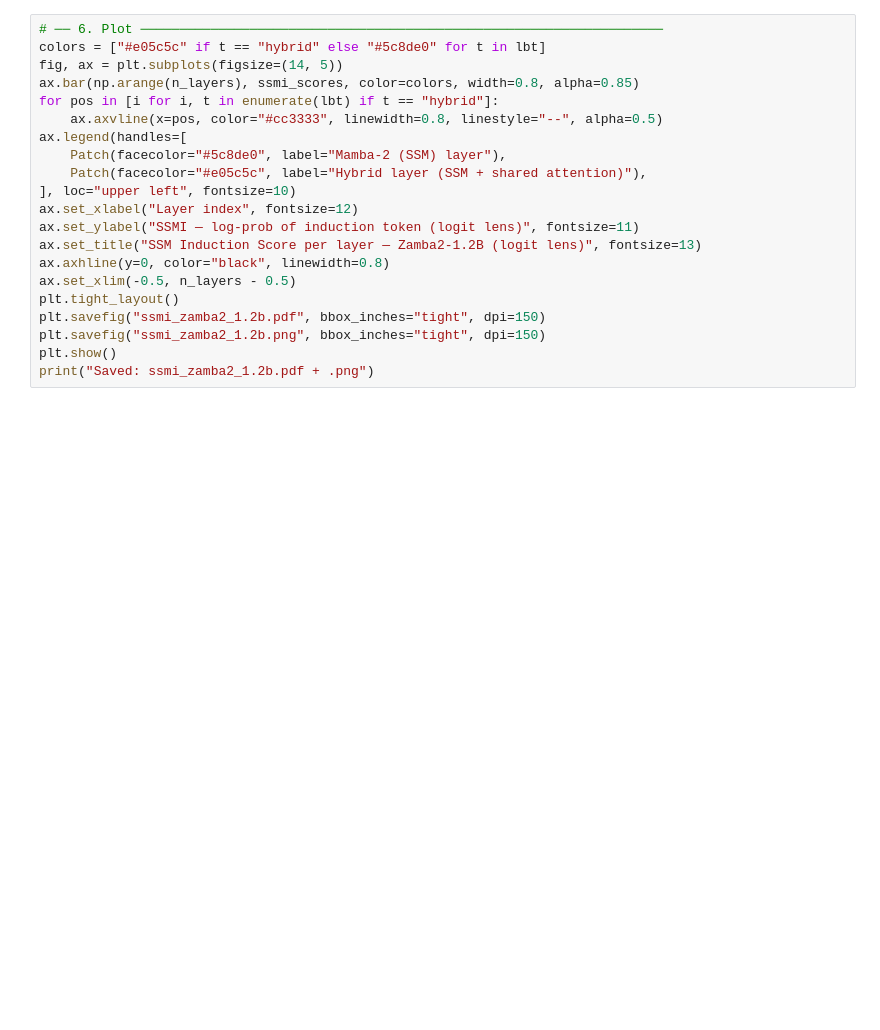
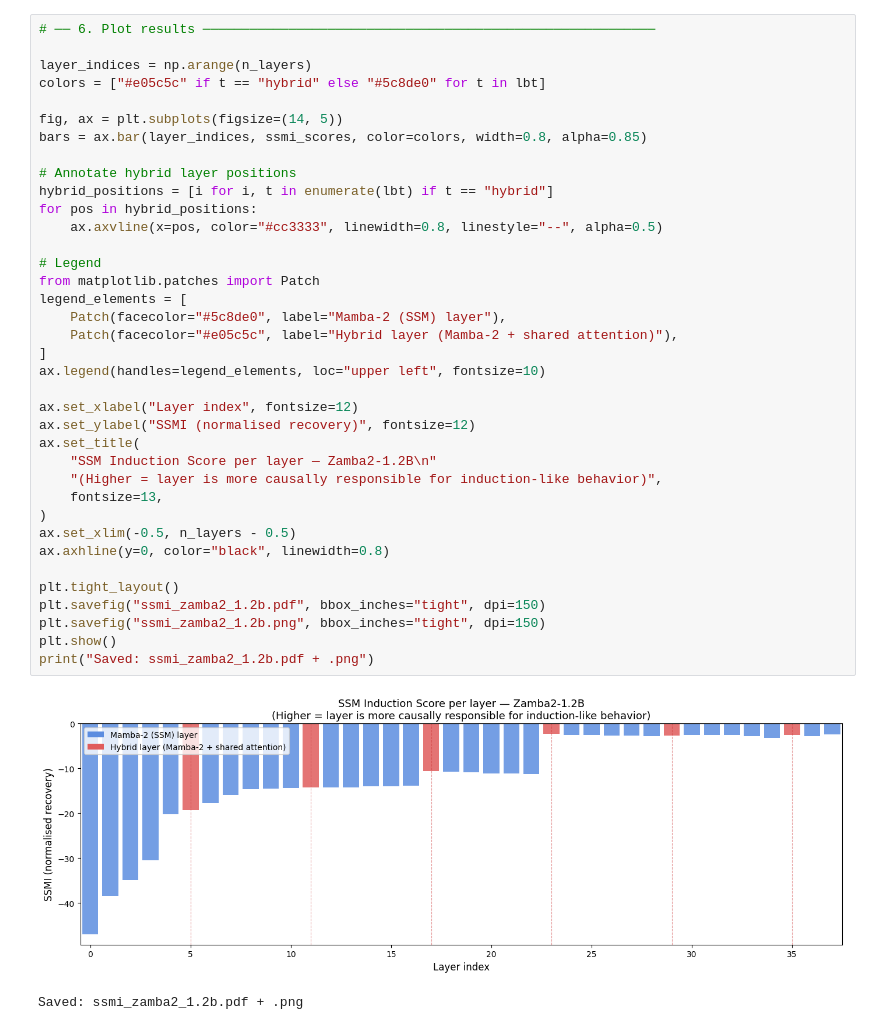
Before and after one commit to mukund1985/mech-interp-hybrid-ssm, a Jupyter notebook: experiments/exp1_ssm_induction_score.ipynb, the cells around one changed output. Cells and saved outputs as stored; diff of their text form; blank space fills up the shorter version.

```diff
--- a/experiments/exp1_ssm_induction_score.ipynb
+++ b/experiments/exp1_ssm_induction_score.ipynb
@@ -108,22 +201,41 @@ print(f"\nDone. Max SSMI: {ssmi_scores.max():.3f} at layer {ssmi_scores.argmax()
 # %%
-# ── 6. Plot ───────────────────────────────────────────────────────────────────
+# ── 6. Plot results ──────────────────────────────────────────────────────────
+
+layer_indices = np.arange(n_layers)
 colors = ["#e05c5c" if t == "hybrid" else "#5c8de0" for t in lbt]
+
 fig, ax = plt.subplots(figsize=(14, 5))
-ax.bar(np.arange(n_layers), ssmi_scores, color=colors, width=0.8, alpha=0.85)
-for pos in [i for i, t in enumerate(lbt) if t == "hybrid"]:
+bars = ax.bar(layer_indices, ssmi_scores, color=colors, width=0.8, alpha=0.85)
+
+# Annotate hybrid layer positions
+hybrid_positions = [i for i, t in enumerate(lbt) if t == "hybrid"]
+for pos in hybrid_positions:
     ax.axvline(x=pos, color="#cc3333", linewidth=0.8, linestyle="--", alpha=0.5)
-ax.legend(handles=[
+
+# Legend
+from matplotlib.patches import Patch
+legend_elements = [
     Patch(facecolor="#5c8de0", label="Mamba-2 (SSM) layer"),
-    Patch(facecolor="#e05c5c", label="Hybrid layer (SSM + shared attention)"),
-], loc="upper left", fontsize=10)
+    Patch(facecolor="#e05c5c", label="Hybrid layer (Mamba-2 + shared attention)"),
+]
+ax.legend(handles=legend_elements, loc="upper left", fontsize=10)
+
 ax.set_xlabel("Layer index", fontsize=12)
-ax.set_ylabel("SSMI — log-prob of induction token (logit lens)", fontsize=11)
-ax.set_title("SSM Induction Score per layer — Zamba2-1.2B (logit lens)", fontsize=13)
+ax.set_ylabel("SSMI (normalised recovery)", fontsize=12)
+ax.set_title(
+    "SSM Induction Score per layer — Zamba2-1.2B\n"
+    "(Higher = layer is more causally responsible for induction-like behavior)",
+    fontsize=13,
+)
+ax.set_xlim(-0.5, n_layers - 0.5)
 ax.axhline(y=0, color="black", linewidth=0.8)
-ax.set_xlim(-0.5, n_layers - 0.5)
+
 plt.tight_layout()
 plt.savefig("ssmi_zamba2_1.2b.pdf", bbox_inches="tight", dpi=150)
 plt.savefig("ssmi_zamba2_1.2b.png", bbox_inches="tight", dpi=150)
 plt.show()
 print("Saved: ssmi_zamba2_1.2b.pdf + .png")
+# %% [output]
+[figure, added]
+Saved: ssmi_zamba2_1.2b.pdf + .png
 # %%
```
Also changed, not shown: parts of 11 cells of this notebook, 2 other files.
